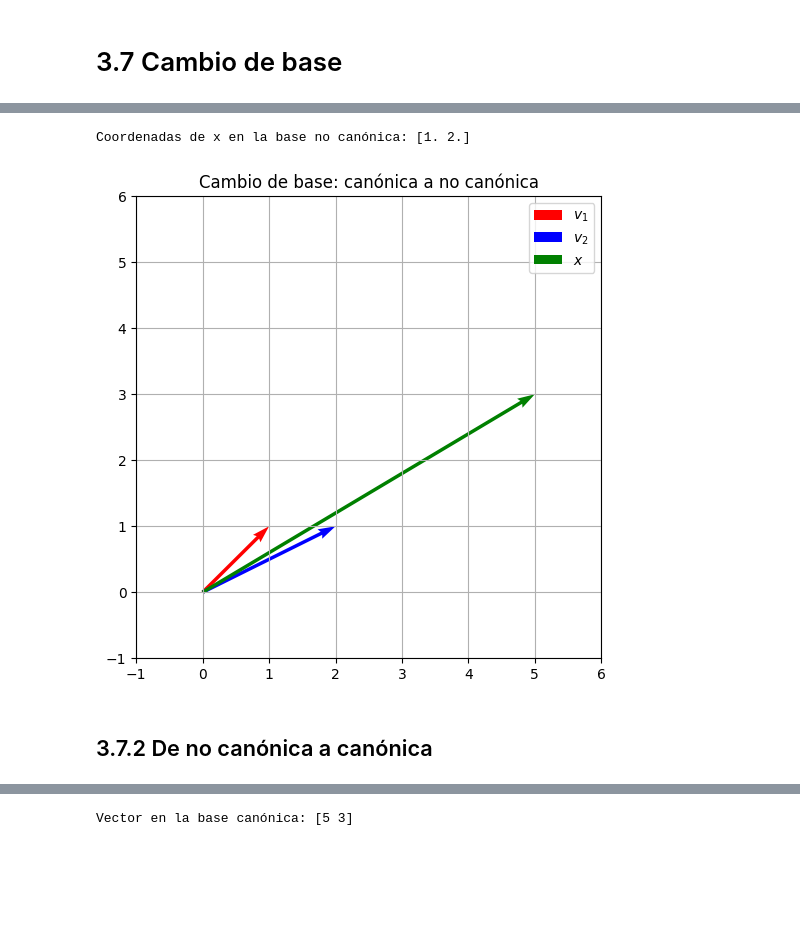
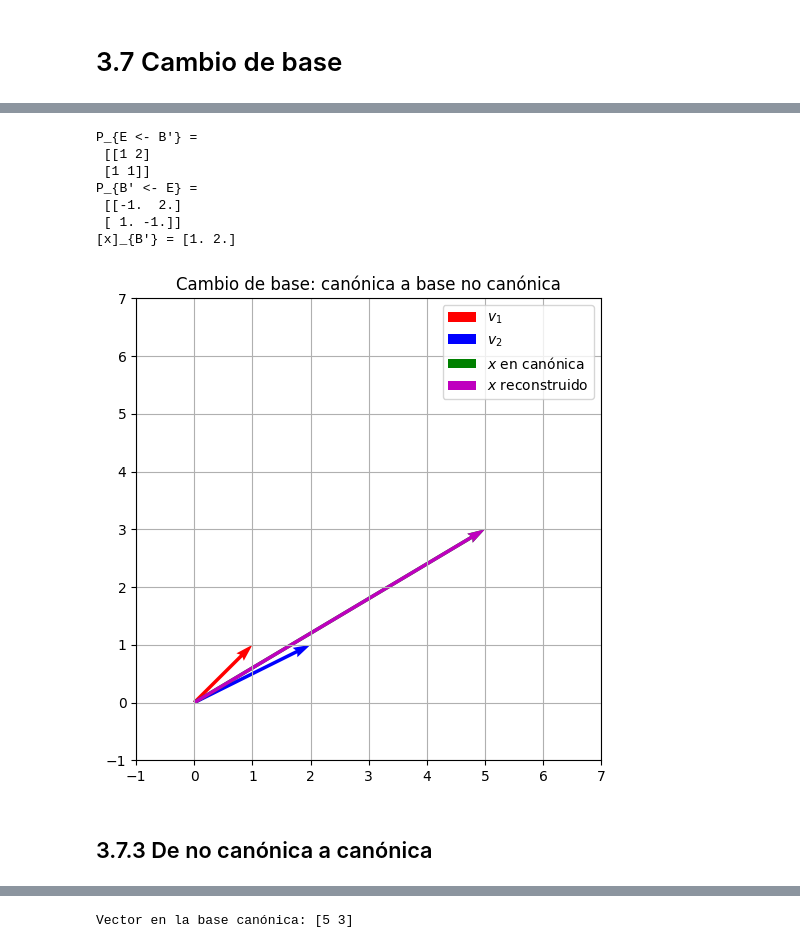
Before and after one commit to CarSandoval/AlgebraLineal, a Jupyter notebook: 03_EspaciosVectoriales_07.ipynb, the cells around one changed output, grey strips where cells are left out. Drawn from its saved outputs; the diff is of its cells as text; code cells hidden in the pictures; blank space fills up the shorter version.

```diff
--- a/03_EspaciosVectoriales_07.ipynb
+++ b/03_EspaciosVectoriales_07.ipynb
@@ -51,33 +254,57 @@ Restando la segunda de la primera: $a_2 = 2$, $a_1 = 1$.
 # %%
 import numpy as np
 import matplotlib.pyplot as plt
 
-P = np.array([[1, 2],
-              [1, 1]])
-x = np.array([5, 3])
+# Paso 1: Definir la base no canónica
+v1 = np.array([1, 1])
+v2 = np.array([2, 1])
 
-a = np.linalg.solve(P, x)
-print("Coordenadas de x en la base no canónica:", a)
+# Paso 2: Matriz de cambio de base de la base no canónica a la canónica
+P_E_to_Bp = np.column_stack([v1, v2])
+print("P_{E <- B'} =\n", P_E_to_Bp)
 
+# Paso 3: Calcular la inversa (de la canónica a la no canónica)
+P_Bp_to_E = np.linalg.inv(P_E_to_Bp)
+print("P_{B' <- E} =\n", P_Bp_to_E)
+
+# Paso 4: Vector en la base canónica
+x_E = np.array([5, 3])
+
+# Paso 5: Cambiar coordenadas
+x_Bp = P_Bp_to_E @ x_E
+print("[x]_{B'} =", x_Bp)
+
+# Dibujo
 origin = np.zeros(2)
-v1 = P[:, 0]
-v2 = P[:, 1]
+plt.figure(figsize=(6,6))
 
-plt.figure(figsize=(6,6))
+# Base no canónica
 plt.quiver(*origin, *v1, angles='xy', scale_units='xy', scale=1, color='r', label='$v_1$')
 plt.quiver(*origin, *v2, angles='xy', scale_units='xy', scale=1, color='b', label='$v_2$')
-plt.quiver(*origin, *x, angles='xy', scale_units='xy', scale=1, color='g', label='$x$')
-plt.xlim(-1, 6)
-plt.ylim(-1, 6)
+# Vector en base canónica
+plt.quiver(*origin, *x_E, angles='xy', scale_units='xy', scale=1, color='g', label='$x$ en canónica')
+
+# Coordenadas sobre la base no canónica (reconstrucción)
+x_from_Bp = x_Bp[0]*v1 + x_Bp[1]*v2
+plt.quiver(*origin, *x_from_Bp, angles='xy', scale_units='xy', scale=1, color='m', label='$x$ reconstruido')
+
+plt.xlim(-1, 7)
+plt.ylim(-1, 7)
 plt.grid(True)
 plt.legend()
-plt.title('Cambio de base: canónica a no canónica')
+plt.title("Cambio de base: canónica a base no canónica")
 plt.show()
 # %% [output]
-Coordenadas de x en la base no canónica: [1. 2.]
+P_{E <- B'} =
+ [[1 2]
+ [1 1]]
+P_{B' <- E} =
+ [[-1.  2.]
+ [ 1. -1.]]
+[x]_{B'} = [1. 2.]
-[figure, old version]
+[figure, new version]
 # %% [markdown]
-## 3.7.2 De no canónica a canónica
+## 3.7.3 De no canónica a canónica
 # %% [markdown]
 ### Algoritmo
 
```
Also changed, not shown: parts of 7 cells of this notebook, 1 other file.
